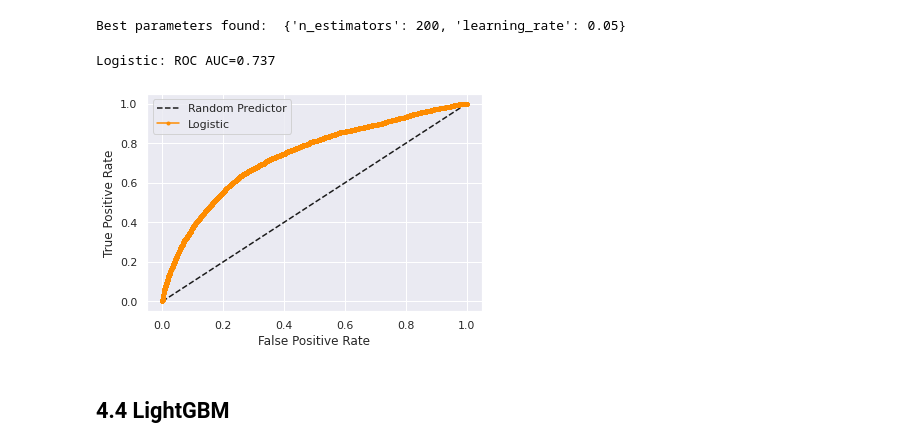
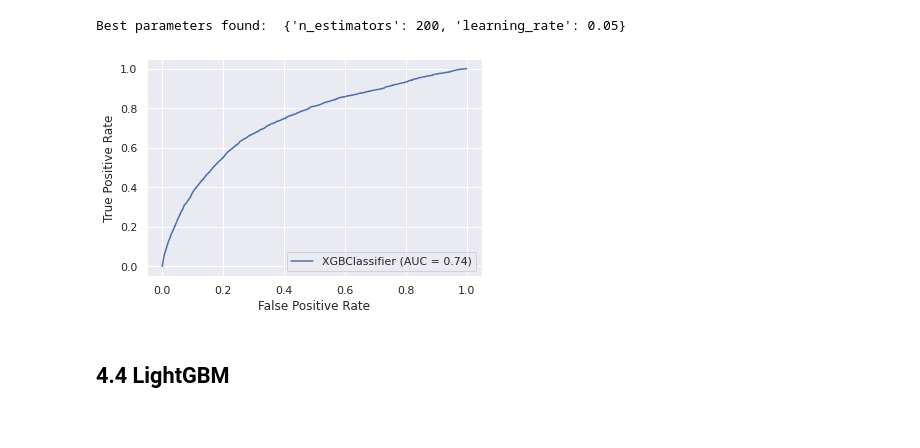
Before and after one commit to BenLiu983/Bank_Fraud_Detection, a Jupyter notebook: Modeling/Modeling_Case3.ipynb, the cells around one changed output. Drawn from its saved outputs; the diff is of its cells as text; code cells hidden in the pictures.

```diff
--- a/Modeling/Modeling_Case3.ipynb
+++ b/Modeling/Modeling_Case3.ipynb
@@ -333,40 +265,17 @@ Fitting 2 folds for each of 4 candidates, totalling 8 fits
 [Parallel(n_jobs=-1)]: Using backend LokyBackend with 2 concurrent workers.
 [Parallel(n_jobs=-1)]: Done   8 out of   8 | elapsed:  6.0min finished
 Best parameters found:  {'n_estimators': 200, 'learning_rate': 0.05}
-# %%
-# Use the best parameter to calculate roc_auc
-xgb_clf = XGBClassifier(n_estimators=200,
-                        learning_rate=0.05
-                        )
-xgb_clf.fit(X_train, y_train)
-
-lr_probs = xgb_clf.predict_proba(X_test)
-
-# keep probabilities for the positive outcome only
-lr_probs = lr_probs[:, 1]
-
-# calculate scores area Under Cruve
-lr_auc = roc_auc_score(y_test,lr_probs)
-
-# summarize scores
-print('Logistic: ROC AUC=%.3f' % (lr_auc))
-
-# calculate roc curves
-fpr, tpr, thresholds = roc_curve(y_test,lr_probs)
-
-# plot the roc curve for the model
-plt.plot([0, 1], [0, 1], 'k--',label='Random Predictor')  # draw diag
-plt.plot(fpr, tpr, marker='.', color='darkorange',label='Logistic') # draw ROC
-# axis labels
-plt.xlabel('False Positive Rate')
-plt.ylabel('True Positive Rate')
-# show the legend
-plt.legend()
-# show the plot
-plt.show()
-# %% [output]
-Logistic: ROC AUC=0.737
-[figure, removed]
+# %%
+# Use the best parameter to calculate roc_auc
+xgb_clf = XGBClassifier(n_estimators=200,
+                        learning_rate=0.05
+                        )
+xgb_clf.fit(X_train, y_train)
+
+metrics.plot_roc_curve(xgb_clf, X_test, y_test)
+plt.show()
+# %% [output]
+[figure, added]
 # %% [markdown]
 ## 4.4 LightGBM
 # %%
```
Also changed, not shown: parts of 17 cells of this notebook.
